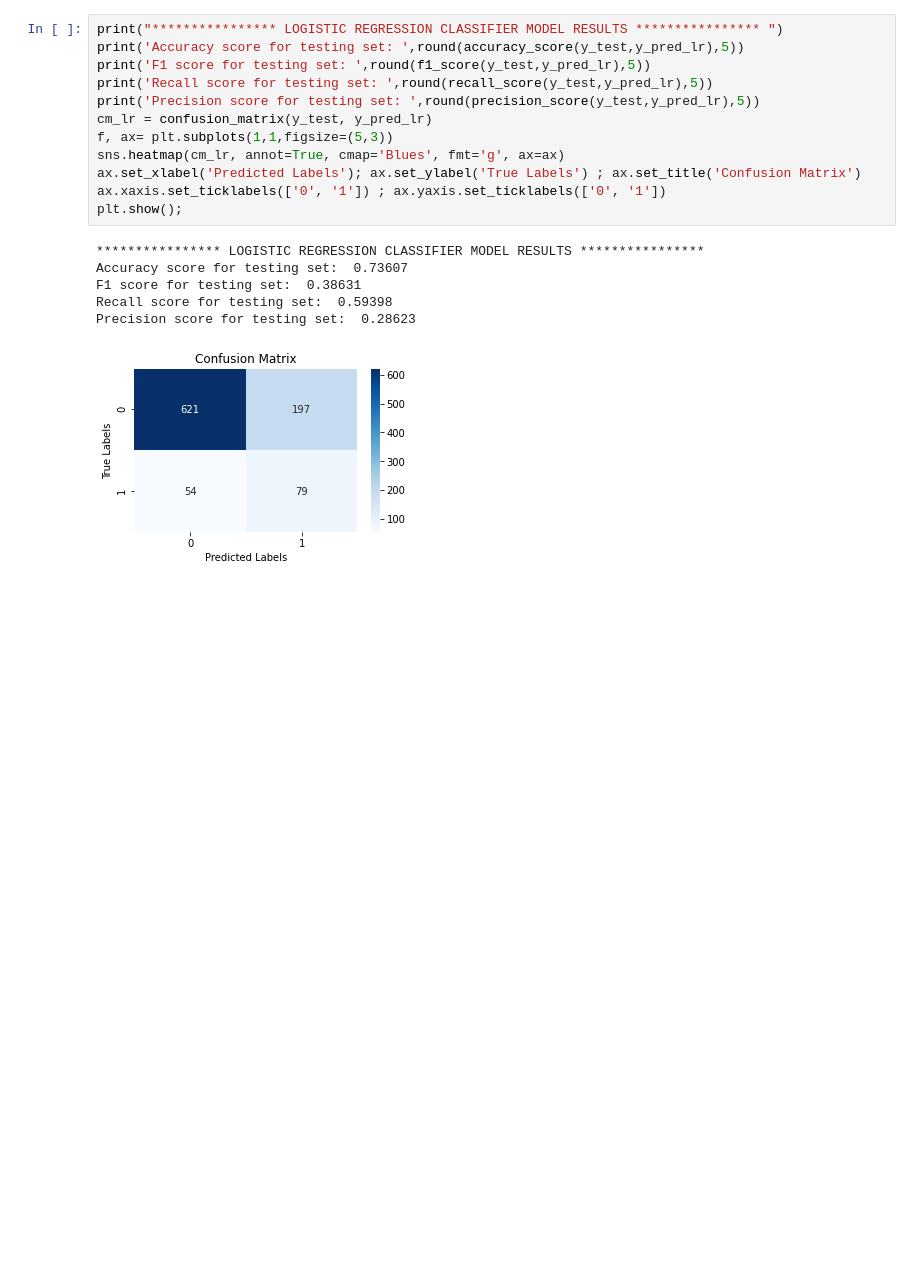
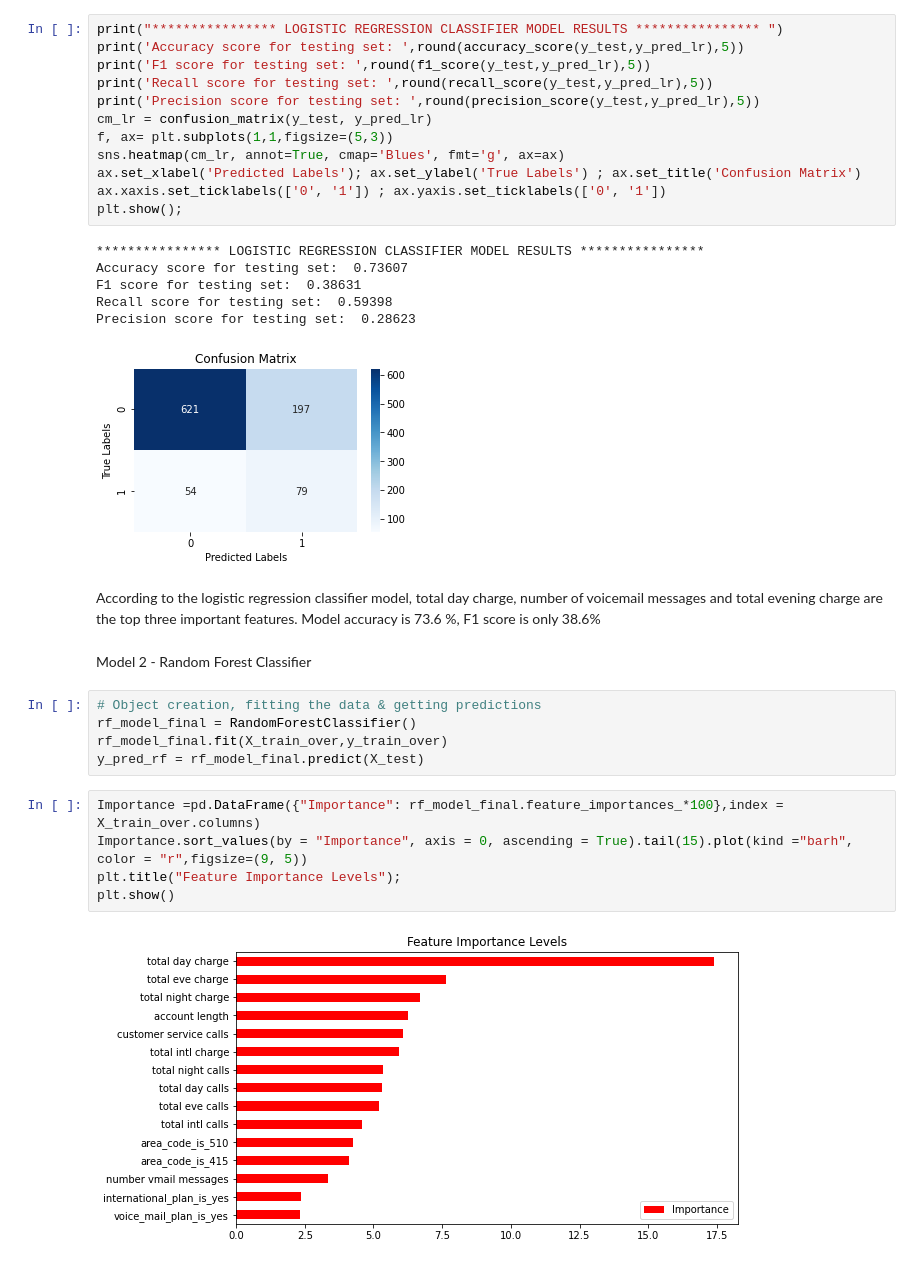
Before and after one commit to jodida01/Telecom-Churn-Prediction, a Jupyter notebook: churn.ipynb, the cells around one changed output. Saved outputs shown, nothing was run; the diff lists cells and outputs as text; blank space fills up the shorter version.

Commit message:
modelling and evaluation

```diff
--- a/churn.ipynb
+++ b/churn.ipynb
@@ -489,3 +489,20 @@ F1 score for testing set:  0.38631
 Recall score for testing set:  0.59398
 Precision score for testing set:  0.28623
 [figure]
+# %% [markdown]
+According to the logistic regression classifier model, total day charge, number of voicemail messages and total evening charge are the top three important features.
+Model accuracy is 73.6 %, F1 score is only 38.6%
+# %% [markdown]
+Model 2 - Random Forest Classifier
+# %%
+# Object creation, fitting the data & getting predictions
+rf_model_final = RandomForestClassifier()
+rf_model_final.fit(X_train_over,y_train_over)
+y_pred_rf = rf_model_final.predict(X_test)
+# %%
+Importance =pd.DataFrame({"Importance": rf_model_final.feature_importances_*100},index = X_train_over.columns)
+Importance.sort_values(by = "Importance", axis = 0, ascending = True).tail(15).plot(kind ="barh", color = "r",figsize=(9, 5))
+plt.title("Feature Importance Levels");
+plt.show()
+# %% [output]
+[figure, added]
```
Also changed, not shown: parts of 2 cells of this notebook.
